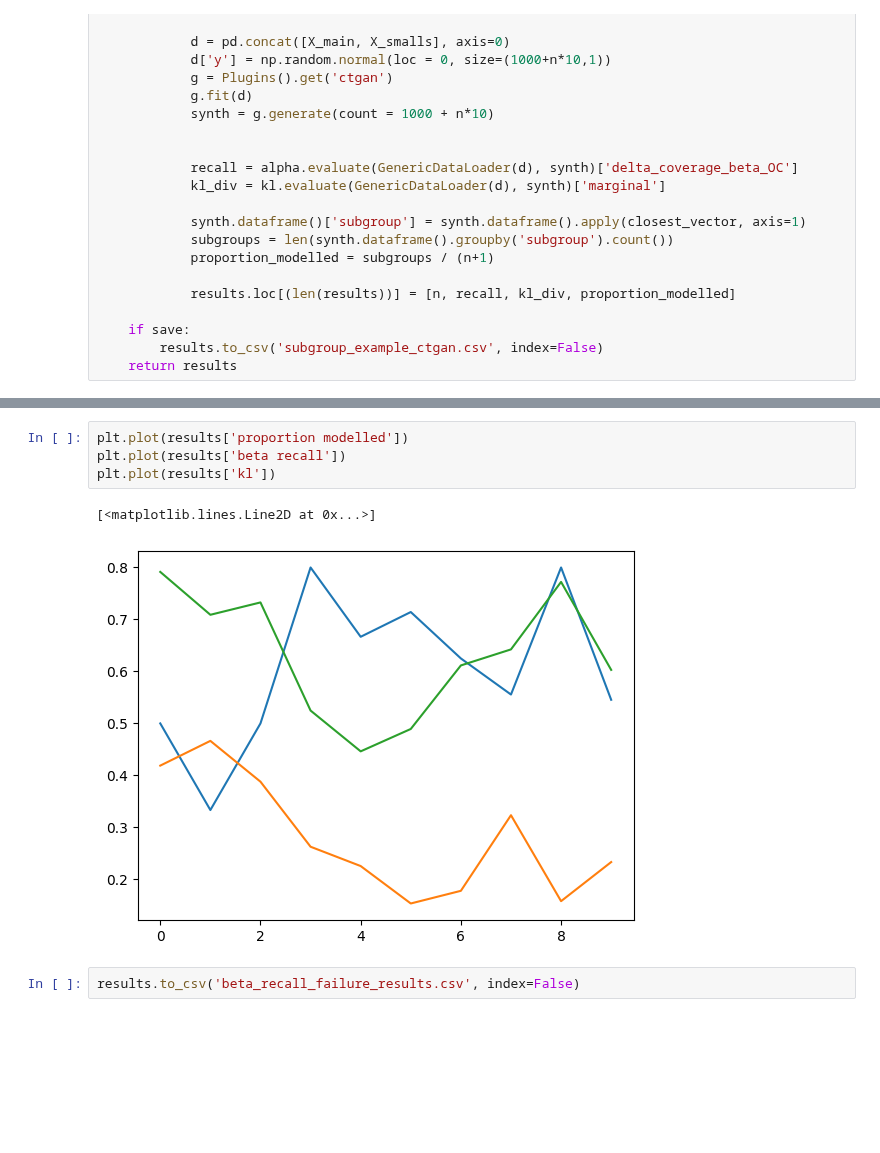
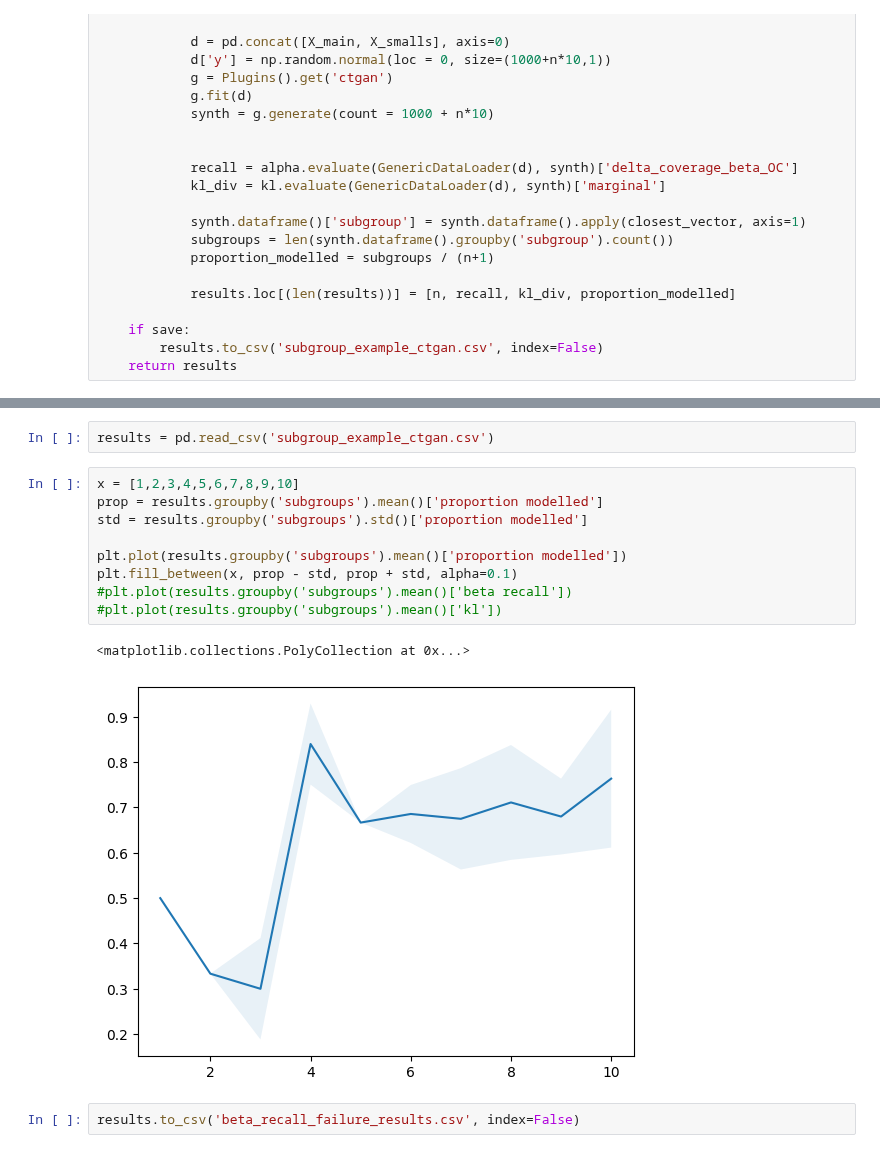
Before and after one commit to harrya32/causal_synthetic_data, a Jupyter notebook: Experiments/Experiments.ipynb, the cells around one changed output, grey strips where cells are left out. Drawn from its saved outputs; the diff is of its cells as text; blank space fills up the shorter version.

```diff
--- a/Experiments/Experiments.ipynb
+++ b/Experiments/Experiments.ipynb
@@ -1614,10 +1619,17 @@ results
-# %%
-plt.plot(results['proportion modelled'])
-plt.plot(results['beta recall'])
-plt.plot(results['kl'])
-# %% [output]
-[<matplotlib.lines.Line2D at 0x...>]
-[figure, removed]
+# %%
+results = pd.read_csv('subgroup_example_ctgan.csv')
+# %%
+x = [1,2,3,4,5,6,7,8,9,10]
+prop = results.groupby('subgroups').mean()['proportion modelled']
+std = results.groupby('subgroups').std()['proportion modelled']
+
+plt.plot(results.groupby('subgroups').mean()['proportion modelled'])
+plt.fill_between(x, prop - std, prop + std, alpha=0.1)
+#plt.plot(results.groupby('subgroups').mean()['beta recall'])
+#plt.plot(results.groupby('subgroups').mean()['kl'])
+# %% [output]
+<matplotlib.collections.PolyCollection at 0x...>
+[figure, added]
 # %%
 results.to_csv('beta_recall_failure_results.csv', index=False)
 # %%
```
Also changed, not shown: parts of 6 cells of this notebook.
